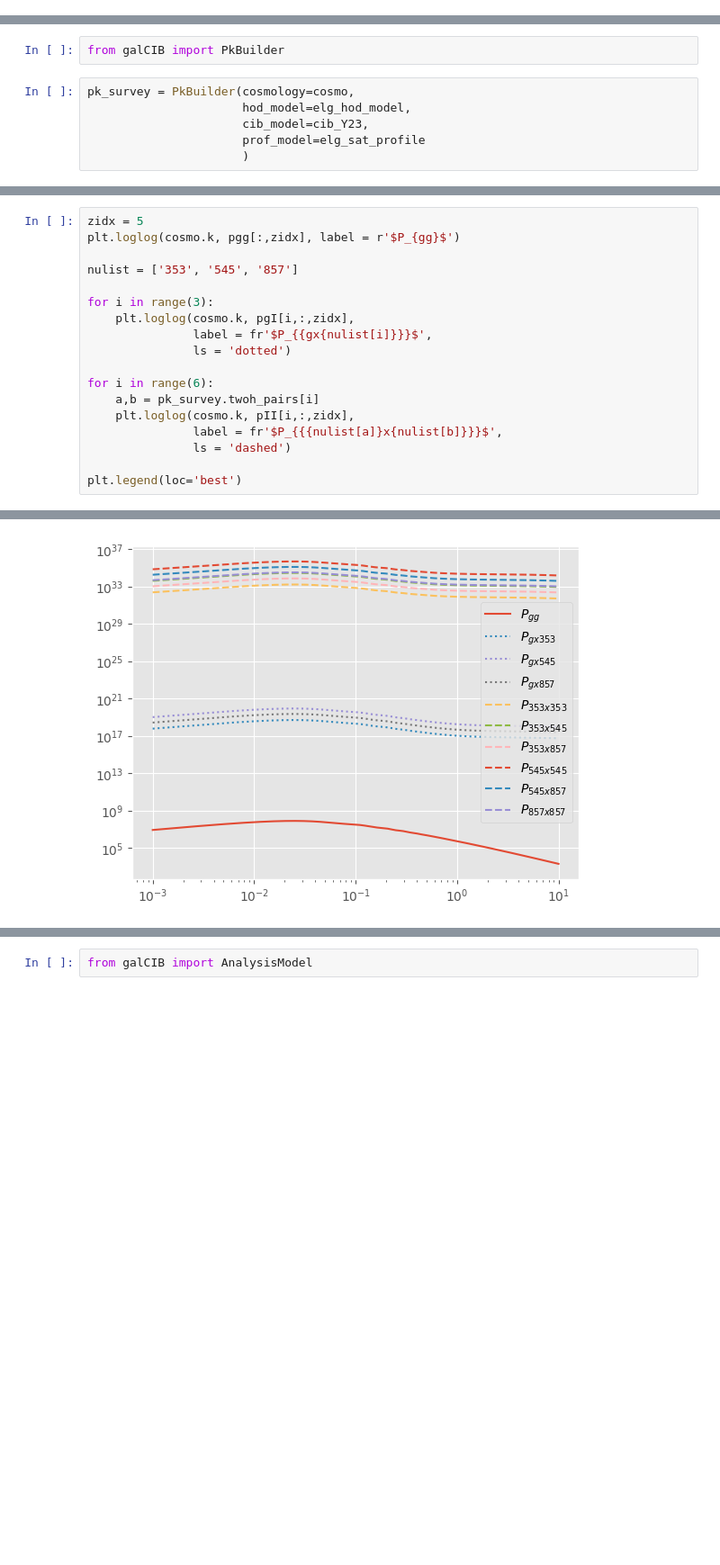
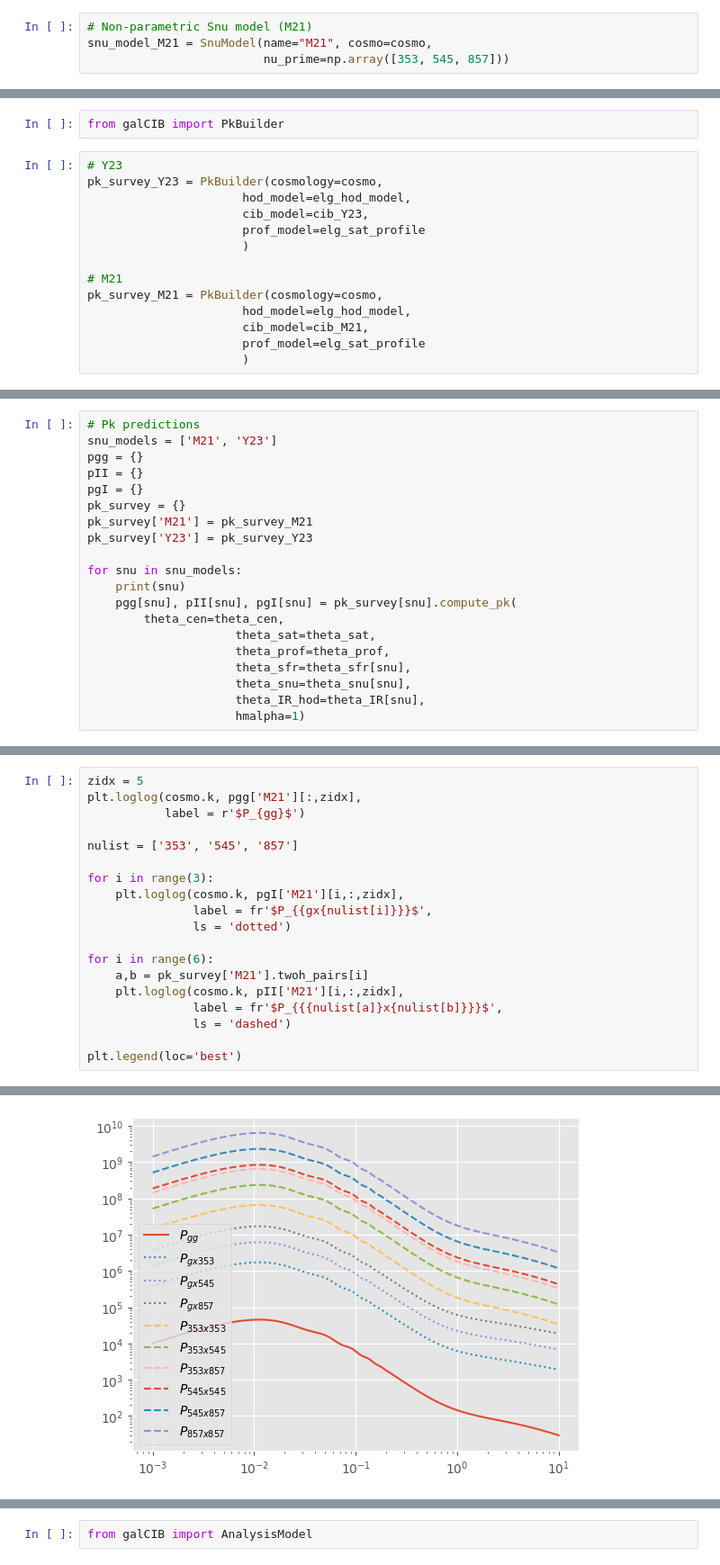
Before and after one commit to destrys/galCIB, a Jupyter notebook: notebooks/scratch-temp.ipynb, the cells around one changed output, grey strips where cells are left out. Shown at 90% size. Drawn from its saved outputs; the diff is of its cells as text; blank space fills up the shorter version.

```diff
--- a/notebooks/scratch-temp.ipynb
+++ b/notebooks/scratch-temp.ipynb
@@ -160,0 +174,4 @@ norm shape = 147304780630.5392
+# %%
+# Non-parametric Snu model (M21)
+snu_model_M21 = SnuModel(name="M21", cosmo=cosmo,
+                         nu_prime=np.array([353, 545, 857]))
@@ -163,9 +190,17 @@ norm shape = 147304780630.5392
 # %%
 from galCIB import PkBuilder
 # %%
-pk_survey = PkBuilder(cosmology=cosmo,
+# Y23
+pk_survey_Y23 = PkBuilder(cosmology=cosmo,
                       hod_model=elg_hod_model,
                       cib_model=cib_Y23,
                       prof_model=elg_sat_profile
                       )
+
+# M21
+pk_survey_M21 = PkBuilder(cosmology=cosmo,
+                      hod_model=elg_hod_model,
+                      cib_model=cib_M21,
+                      prof_model=elg_sat_profile
+                      )
 # %%
@@ -191,0 +246,20 @@ pgg, pII, pgI = pk_survey.compute_pk(theta_cen=theta_cen,
+# %%
+# Pk predictions
+snu_models = ['M21', 'Y23']
+pgg = {}
+pII = {}
+pgI = {}
+pk_survey = {}
+pk_survey['M21'] = pk_survey_M21
+pk_survey['Y23'] = pk_survey_Y23
+
+for snu in snu_models:
+    print(snu)
+    pgg[snu], pII[snu], pgI[snu] = pk_survey[snu].compute_pk(
+        theta_cen=theta_cen,
+                     theta_sat=theta_sat,
+                     theta_prof=theta_prof,
+                     theta_sfr=theta_sfr[snu],
+                     theta_snu=theta_snu[snu],
+                     theta_IR_hod=theta_IR[snu],
+                     hmalpha=1)
@@ -192,21 +291,22 @@ pgg, pII, pgI = pk_survey.compute_pk(theta_cen=theta_cen,
 # %%
 zidx = 5
-plt.loglog(cosmo.k, pgg[:,zidx], label = r'$P_{gg}$')
+plt.loglog(cosmo.k, pgg['M21'][:,zidx],
+           label = r'$P_{gg}$')
 
 nulist = ['353', '545', '857']
 
 for i in range(3):
-    plt.loglog(cosmo.k, pgI[i,:,zidx],
+    plt.loglog(cosmo.k, pgI['M21'][i,:,zidx],
                label = fr'$P_{{gx{nulist[i]}}}$',
                ls = 'dotted')
 
 for i in range(6):
-    a,b = pk_survey.twoh_pairs[i]
-    plt.loglog(cosmo.k, pII[i,:,zidx],
+    a,b = pk_survey['M21'].twoh_pairs[i]
+    plt.loglog(cosmo.k, pII['M21'][i,:,zidx],
                label = fr'$P_{{{nulist[a]}x{nulist[b]}}}$',
                ls = 'dashed')
 
 plt.legend(loc='best')
 # %% [output]
 <matplotlib.legend.Legend at 0x...>
-[figure, old version]
+[figure, new version]
```
Also changed, not shown: parts of 97 cells of this notebook, 14 other files.
